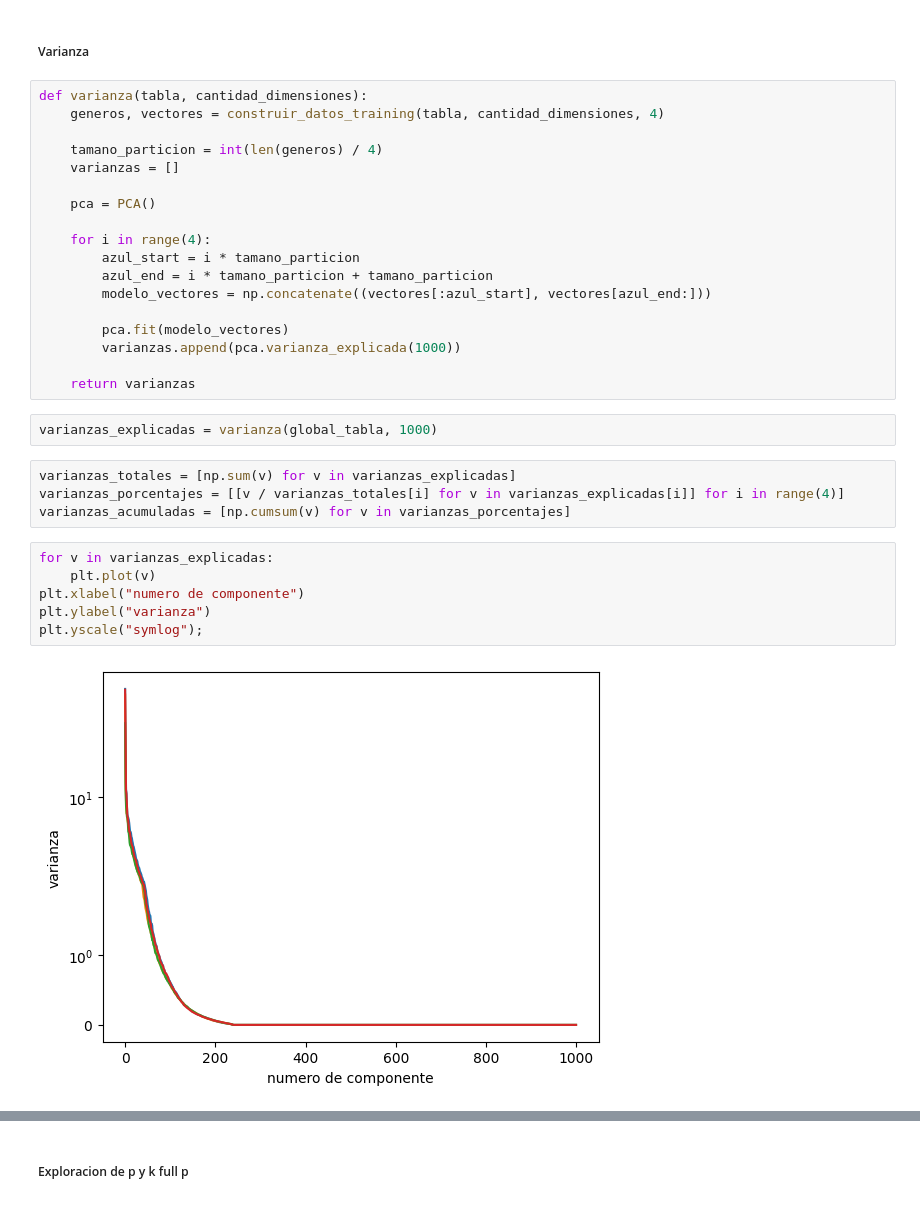
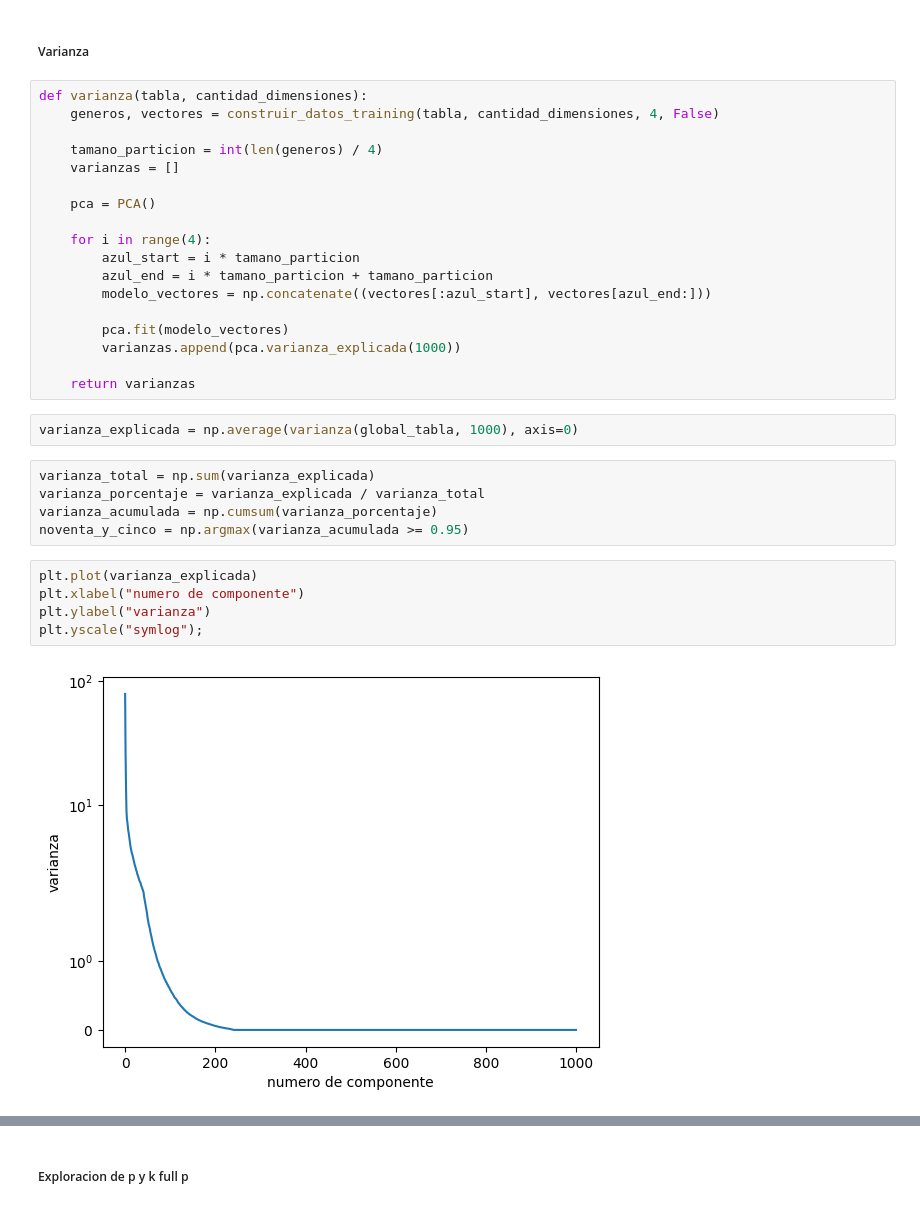
Before and after one commit to mamertowo/tp-mn-2, a Jupyter notebook: notebook.ipynb, the cells around one changed output, grey strips where cells are left out. Cells and saved outputs as stored; diff of their text form.

```diff
--- a/notebook.ipynb
+++ b/notebook.ipynb
@@ -514,7 +501,7 @@ plt.legend(["500", "1000", "5000"], title="Dimensiones");
 ##### Varianza
 # %%
 def varianza(tabla, cantidad_dimensiones):
-    generos, vectores = construir_datos_training(tabla, cantidad_dimensiones, 4)
+    generos, vectores = construir_datos_training(tabla, cantidad_dimensiones, 4, False)
 
     tamano_particion = int(len(generos) / 4)
     varianzas = []
@@ -531,16 +518,16 @@ def varianza(tabla, cantidad_dimensiones):
 
     return varianzas
 # %%
-varianzas_explicadas = varianza(global_tabla, 1000)
+varianza_explicada = np.average(varianza(global_tabla, 1000), axis=0)
-# %%
-varianzas_totales = [np.sum(v) for v in varianzas_explicadas]
-varianzas_porcentajes = [[v / varianzas_totales[i] for v in varianzas_explicadas[i]] for i in range(4)]
-varianzas_acumuladas = [np.cumsum(v) for v in varianzas_porcentajes]
+# %%
+varianza_total = np.sum(varianza_explicada)
+varianza_porcentaje = varianza_explicada / varianza_total
+varianza_acumulada = np.cumsum(varianza_porcentaje)
+noventa_y_cinco = np.argmax(varianza_acumulada >= 0.95)
 # %%
-for v in varianzas_explicadas:
-    plt.plot(v)
+plt.plot(varianza_explicada)
 plt.xlabel("numero de componente")
 plt.ylabel("varianza")
 plt.yscale("symlog");
 # %% [output]
-[figure, old version]
+[figure, new version]
```
Also changed, not shown: parts of 7 cells of this notebook, 1 other file.
